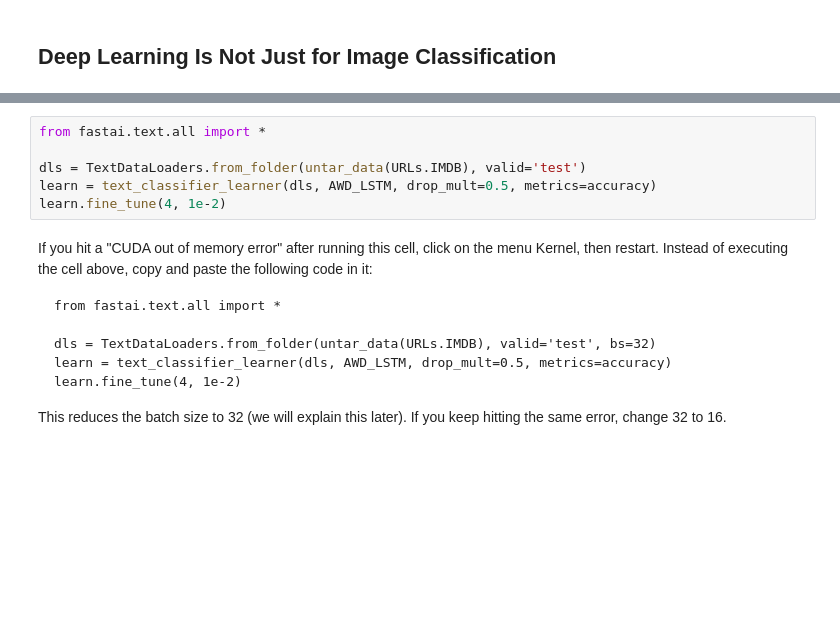
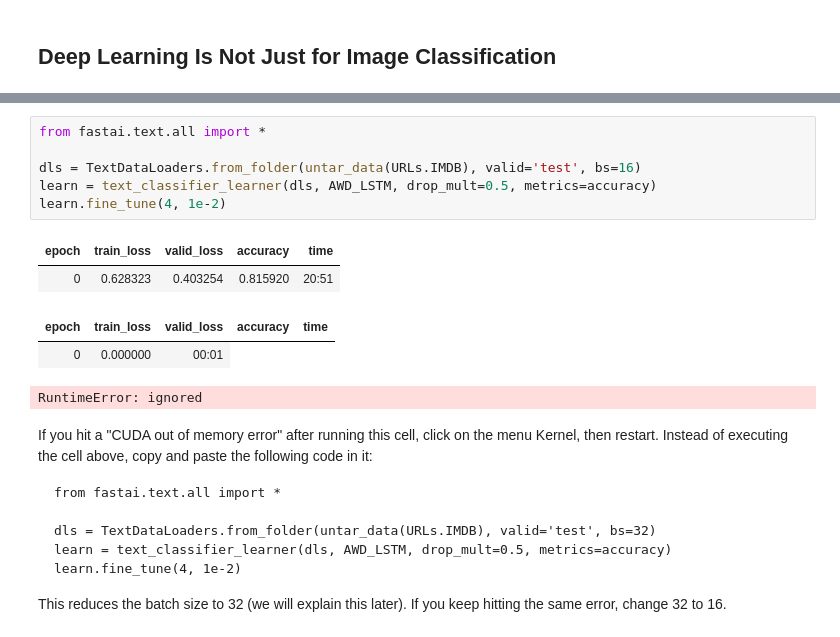
Before and after one commit to samirgadkari/fastai_pytorch_book, a Jupyter notebook: 01_intro.ipynb, the cells around one changed output, grey strips where cells are left out. Cells and saved outputs as stored; diff of their text form; blank space fills up the shorter version.

```diff
--- a/01_intro.ipynb
+++ b/01_intro.ipynb
@@ -132,9 +165,15 @@ learn.show_results(max_n=6, figsize=(7,8))
 # %%
 from fastai.text.all import *
 
-dls = TextDataLoaders.from_folder(untar_data(URLs.IMDB), valid='test')
+dls = TextDataLoaders.from_folder(untar_data(URLs.IMDB), valid='test', bs=16)
 learn = text_classifier_learner(dls, AWD_LSTM, drop_mult=0.5, metrics=accuracy)
 learn.fine_tune(4, 1e-2)
+# %% [output]
+| epoch | train_loss | valid_loss | accuracy | time |
+| 0 | 0.628323 | 0.403254 | 0.815920 | 20:51 |
+| epoch | train_loss | valid_loss | accuracy | time |
+| 0 | 0.000000 | 00:01 |
+RuntimeError: ignored
 # %% [markdown]
 If you hit a "CUDA out of memory error" after running this cell, click on the menu Kernel, then restart. Instead of executing the cell above, copy and paste the following code in it:
 
```
Also changed, not shown: parts of 27 cells of this notebook.
